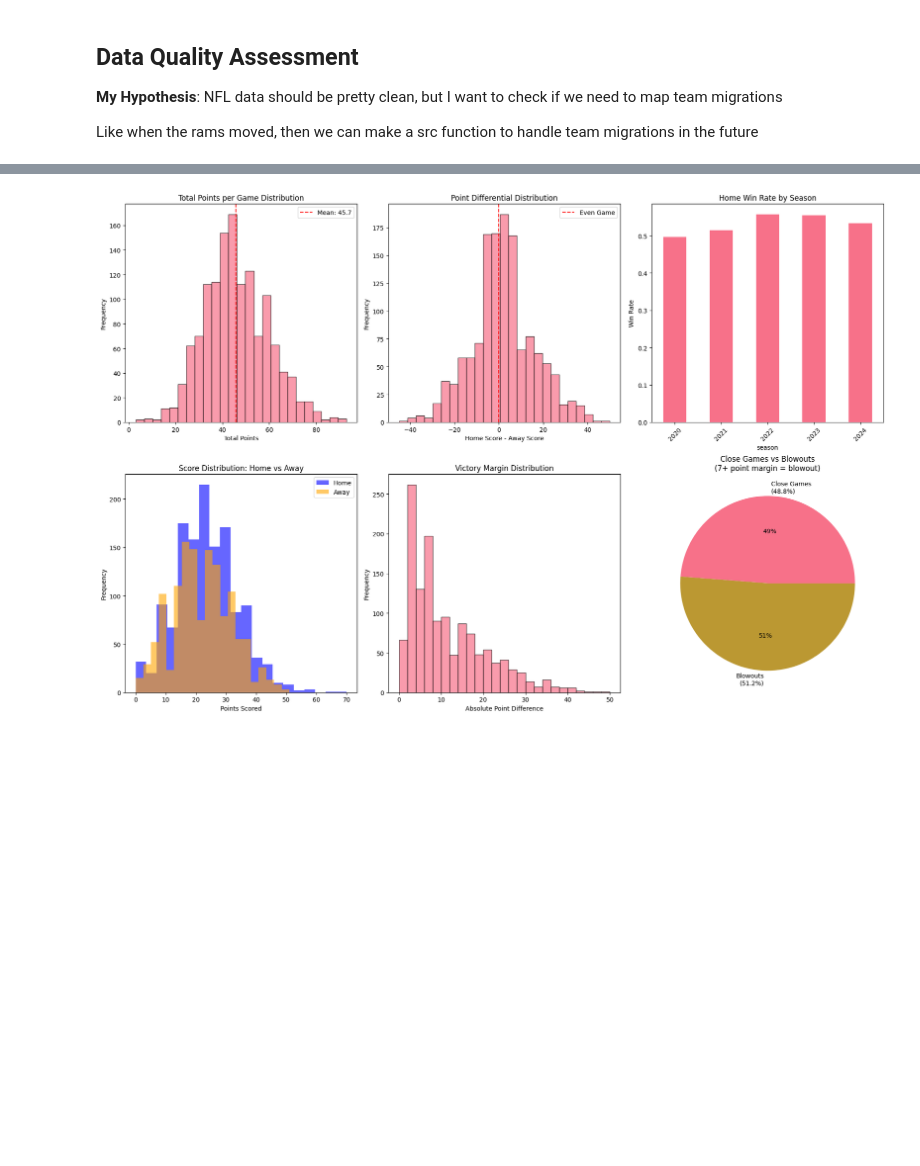
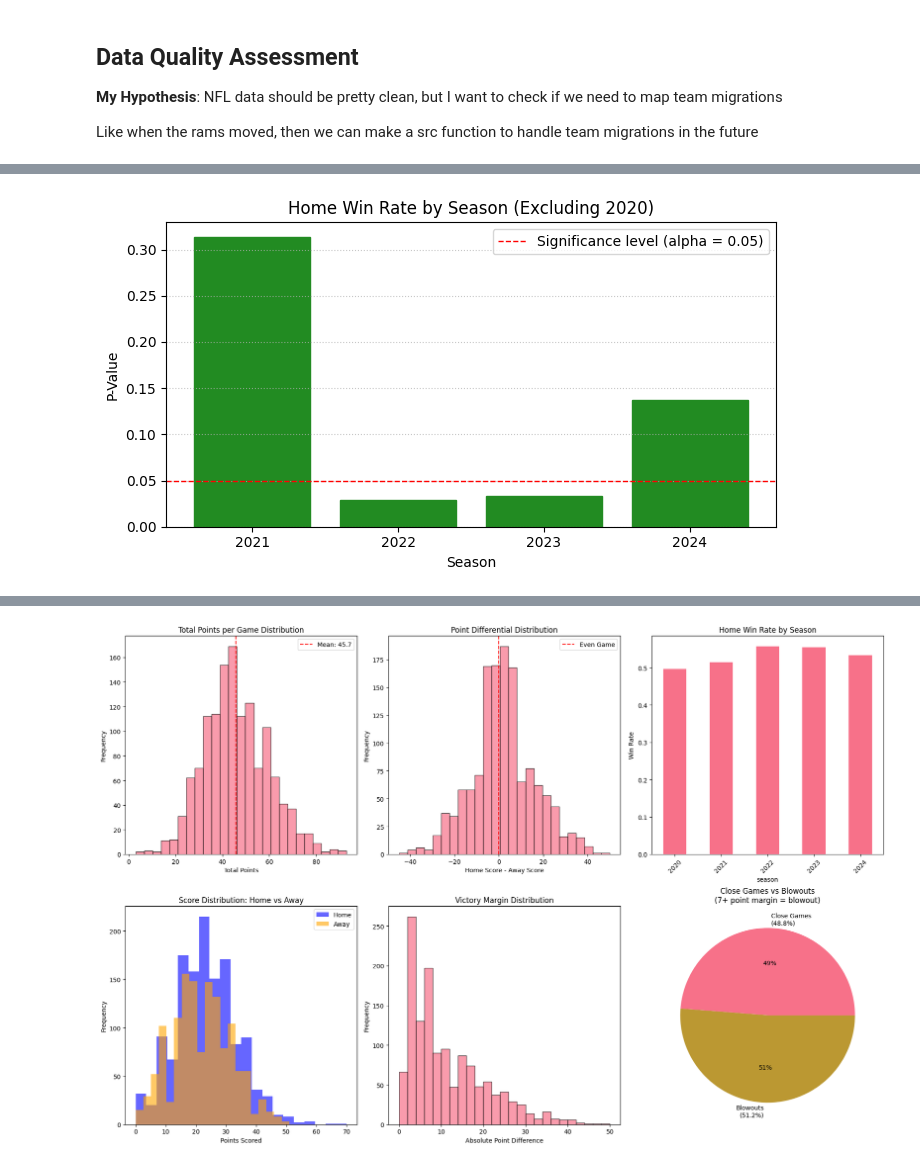
Before and after one commit to aweil5/nfl_outcome_predictor, a Jupyter notebook: notebooks/01-data-exploration.ipynb, the cells around one changed output, grey strips where cells are left out. Saved outputs shown, nothing was run; the diff lists cells and outputs as text; code cells hidden in the pictures; blank space fills up the shorter version.

```diff
--- a/notebooks/01-data-exploration.ipynb
+++ b/notebooks/01-data-exploration.ipynb
@@ -127,13 +157,100 @@ if len(completed_games) > 0:
     # By season
     print(f"\nHome win rate by season:")
     season_home_wins = completed_games.groupby('season')['home_win'].mean()
+
     for season, win_rate in season_home_wins.items():
         print(f"  {season}: {win_rate:.1%}")
+
 
     # Calculate point differentials
     completed_games['point_diff'] = completed_games['home_score'] - completed_games['away_score']
     avg_home_advantage = completed_games['point_diff'].mean()
     print(f"\nAverage home field advantage: {avg_home_advantage:.1f} points")
+
+
+    #Z-Test by Season
+    # to keep track of data for table:
+    season_res_chart = []
+    #group by season with the total of home wins and total games for the season
+    season_count = completed_games.groupby('season').agg(
+        season_home_wins =('home_win', 'sum'),
+        season_total_games = ('home_win', 'count')
+    ).reset_index()
+    #excluding 2020 season as a factor, COVID games had no fans
+    season_count = season_count[season_count['season'] != 2020]
+    print(f"\n Total games and wins by season:\n {season_count}")
+    for row in season_count.itertuples():
+      nobs=row[3]
+      count=row[2]
+      season=row[1]
+      z_stat, p_value = proportions_ztest(count=count, nobs=nobs, value=0.5, alternative='larger')
+      print(f"\nSeason {season}: 'z_score': {z_stat:.4f}, 'p_value': {p_value:.4f}")
+      season_res_chart.append({'Season': str(season),
+        'Observed Win Rate': count / nobs,
+        'P-Value (one-sided)': p_value,
+        'Home Wins': count,
+        'Total Games': nobs})
+
+      alpha = 0.05
+      if p_value <= alpha:
+        print("P-value is less than alpha,reject null hypothesis")
+        print("The average home win rate is significantly greater than 50%.\n")
+      else:
+        print("P-value is greater than alpha, fail to reject null hypothesis")
+        print("There is not enough evidence to conclude that the average home win rate is greater than 50%.\n")
+
+
+    ##plot for first Z-test
+    seasonal_df = pd.DataFrame(season_res_chart)
+    plt.figure(figsize=(7, 4))
+    bars = plt.bar(seasonal_df['Season'], seasonal_df['P-Value (one-sided)'])
+    plt.axhline(0.05, color='red', linestyle='--', linewidth=1, label='Significance level (alpha = 0.05)')
+
+    for bar in bars:
+        bar.set_color('forestgreen')
+
+    plt.title('Home Win Rate by Season (Excluding 2020)')
+    plt.ylabel('P-Value')
+    plt.xlabel('Season')
+    plt.legend()
+    plt.grid(axis='y', linestyle=':', alpha=0.7)
+    plt.tight_layout()
+    plt.show()
+
+
+    # Z-test Statistic for all regular season games:
+    print("Z-Test for all regular season games in the completed_games dataset (excluding 2020):")
+    updated_completed_games = completed_games[completed_games['season'] != 2020]
+    total_home_wins= updated_completed_games['home_win'].sum().astype(int)
+    n_games = updated_completed_games['home_win'].count().astype(int)
+    z_stat, p_value = proportions_ztest(count=total_home_wins, nobs=n_games, value=0.5, alternative='larger')
+    print(f"\nZ-statistic: {z_stat:.4f}")
+    print(f"P-value: {p_value:.4f}")
+    alpha = 0.05
+    if p_value <= alpha:
+      print("Conclusion: P-value less than alpha value, Reject the null hypothesis.")
+      print("\nThe average home win rate is significantly greater than 50%.")
+    else:
+      print("Conclusion: P-value greater than alpha value, Fail to reject the null hypothesis.")
+      print("\nThere is not enough evidence to conclude that the average home win rate is greater than 50%.")
+
+    #Graph for second z-test for all season games (combined seasons)
+    plt.figure(figsize=(5, 5))
+    # Plot single bar to represent the p-value
+    plt.bar(['Overall P-Value'], [p_value],
+        color='forestgreen' ,
+        width=0.5)
+
+    #line for alpha
+    plt.axhline(alpha, color='red', linestyle='--', linewidth=1, label=r'Significance Level - alpha)')
+
+    plt.title(f'Overall Z-Test P-Value vs. alpha ({n_games} Games)')
+    plt.ylabel('P-Value')
+    plt.ylim(0, 0.1)
+    plt.grid(axis='y', linestyle=':', alpha=0.7)
+    plt.legend()
+    plt.tight_layout()
+    plt.show()
 else:
     print("No completed games found in dataset")
 # %% [output]
@@ -151,0 +274 @@ Average home field advantage: 1.7 points
+[figure, added]
```
Also changed, not shown: parts of 11 cells of this notebook.
